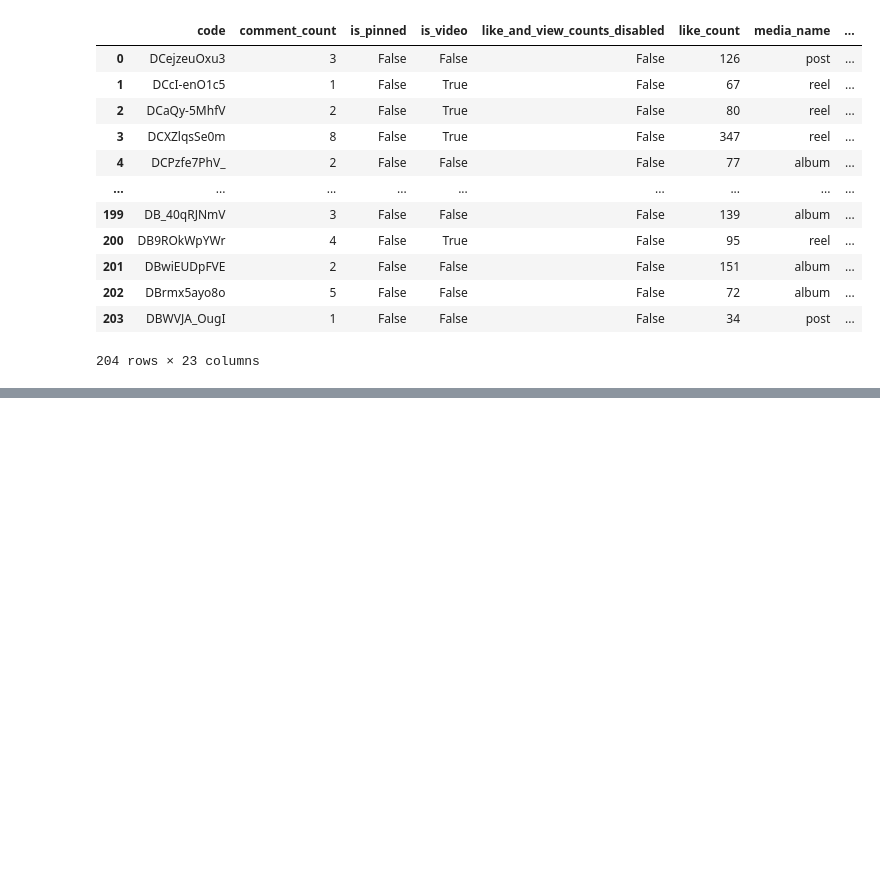
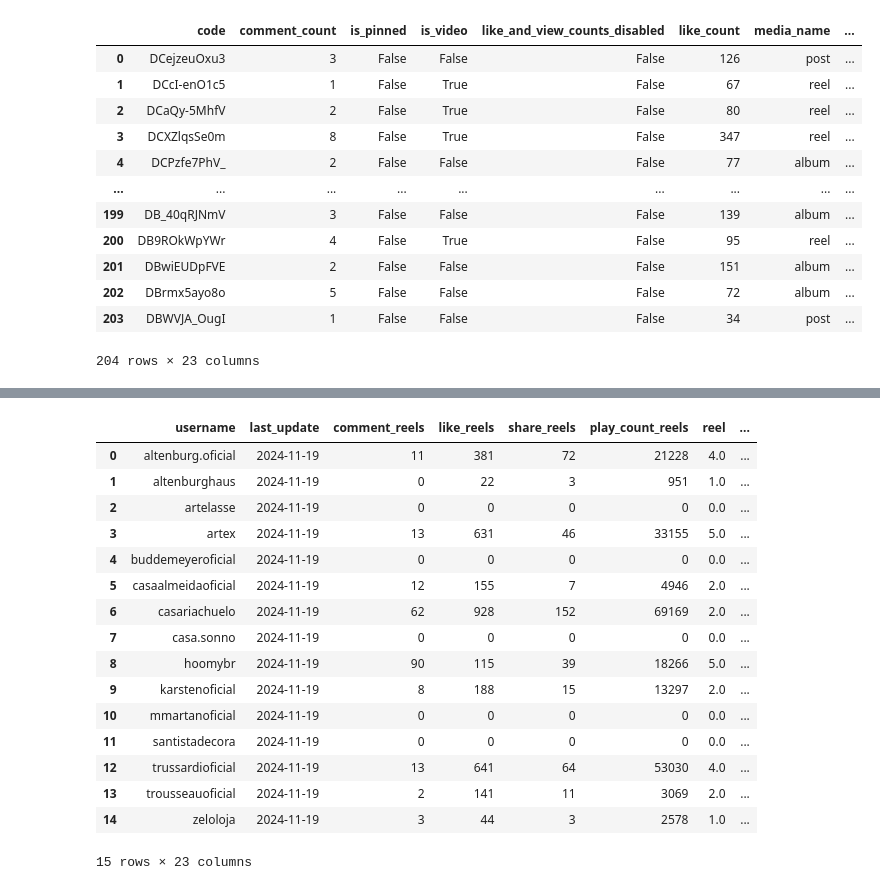
Before and after one commit to AmmoJailton/kpi-indicadores2, a Jupyter notebook: notebooks/discovery_instagram_posts.ipynb, the cells around one changed output, grey strips where cells are left out. Cells and saved outputs as stored; diff of their text form; code cells hidden in the pictures; blank space fills up the shorter version.

```diff
--- a/notebooks/discovery_instagram_posts.ipynb
+++ b/notebooks/discovery_instagram_posts.ipynb
@@ -520,0 +589,8 @@ df = update_posts(usernamesList, False)
+# %%
+df_curr_posts['interactions'] = df_curr_posts['comment_count'] + df_curr_posts['like_count']
+df_curr_reels['interactions'] = df_curr_reels['comment_count'] + df_curr_reels['like_count']
+df_curr_album['interactions'] = df_curr_album['comment_count'] + df_curr_album['like_count']
+
+best_reels = df_curr_reels.sort_values('interactions',ascending=False)
+best_posts = df_curr_posts.sort_values('interactions',ascending=False)
+best_albums = df_curr_album.sort_values('interactions',ascending=False)
@@ -520,0 +716,12 @@ df = update_posts(usernamesList, False)
+# %%
+renameColumns = {
+    'comment_count': 'comment_posts',
+    'like_count': 'like_posts',
+    'share_count': 'share_posts',
+    'code': 'posts',
+    'video_duration': 'post_duration',
+    'play_count': 'play_count_post',
+    'interactions': 'interactions_posts'
+}
+df_group_posts = df_group_posts.rename(columns=renameColumns)
+df_group_posts
@@ -520,0 +737,42 @@ df = update_posts(usernamesList, False)
+# %%
+df_parcial = pd.DataFrame()
+df_parcial["username"] = usernamesList
+df_parcial["last_update"] = datetime.datetime.now().date()
+
+df_group_all = df_parcial.merge(
+        df_group_reels,
+        on='username',
+        how='left',
+        suffixes=('','')
+    ).merge(
+            df_group_posts,
+            on='username',
+            how='left',
+            suffixes=('','')
+        ).merge(
+                df_group_albums,
+                on="username",
+                how='left',
+                suffixes=('','')
+            )
+
+df_group_all = df_group_all.fillna(0)
+df_group_all
+# %% [output]
+|  | username | last_update | comment_reels | like_reels | share_reels | play_count_reels | reel | ... |
+| 0 | altenburg.oficial | 2024-11-19 | 11 | 381 | 72 | 21228 | 4.0 | ... |
+| 1 | altenburghaus | 2024-11-19 | 0 | 22 | 3 | 951 | 1.0 | ... |
+| 2 | artelasse | 2024-11-19 | 0 | 0 | 0 | 0 | 0.0 | ... |
+| 3 | artex | 2024-11-19 | 13 | 631 | 46 | 33155 | 5.0 | ... |
+| 4 | buddemeyeroficial | 2024-11-19 | 0 | 0 | 0 | 0 | 0.0 | ... |
+| 5 | casaalmeidaoficial | 2024-11-19 | 12 | 155 | 7 | 4946 | 2.0 | ... |
+| 6 | casariachuelo | 2024-11-19 | 62 | 928 | 152 | 69169 | 2.0 | ... |
+| 7 | casa.sonno | 2024-11-19 | 0 | 0 | 0 | 0 | 0.0 | ... |
+| 8 | hoomybr | 2024-11-19 | 90 | 115 | 39 | 18266 | 5.0 | ... |
+| 9 | karstenoficial | 2024-11-19 | 8 | 188 | 15 | 13297 | 2.0 | ... |
+| 10 | mmartanoficial | 2024-11-19 | 0 | 0 | 0 | 0 | 0.0 | ... |
+| 11 | santistadecora | 2024-11-19 | 0 | 0 | 0 | 0 | 0.0 | ... |
+| 12 | trussardioficial | 2024-11-19 | 13 | 641 | 64 | 53030 | 4.0 | ... |
+| 13 | trousseauoficial | 2024-11-19 | 2 | 141 | 11 | 3069 | 2.0 | ... |
+| 14 | zeloloja | 2024-11-19 | 3 | 44 | 3 | 2578 | 1.0 | ... |
+15 rows × 23 columns
```
Also changed, not shown: parts of 29 cells of this notebook, 5 other files.
